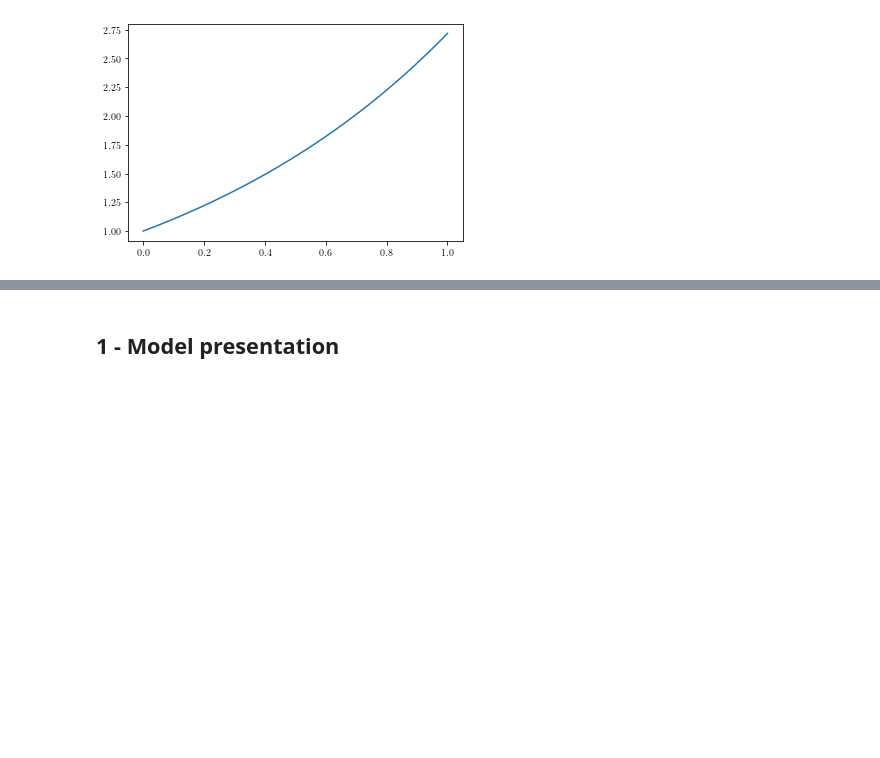
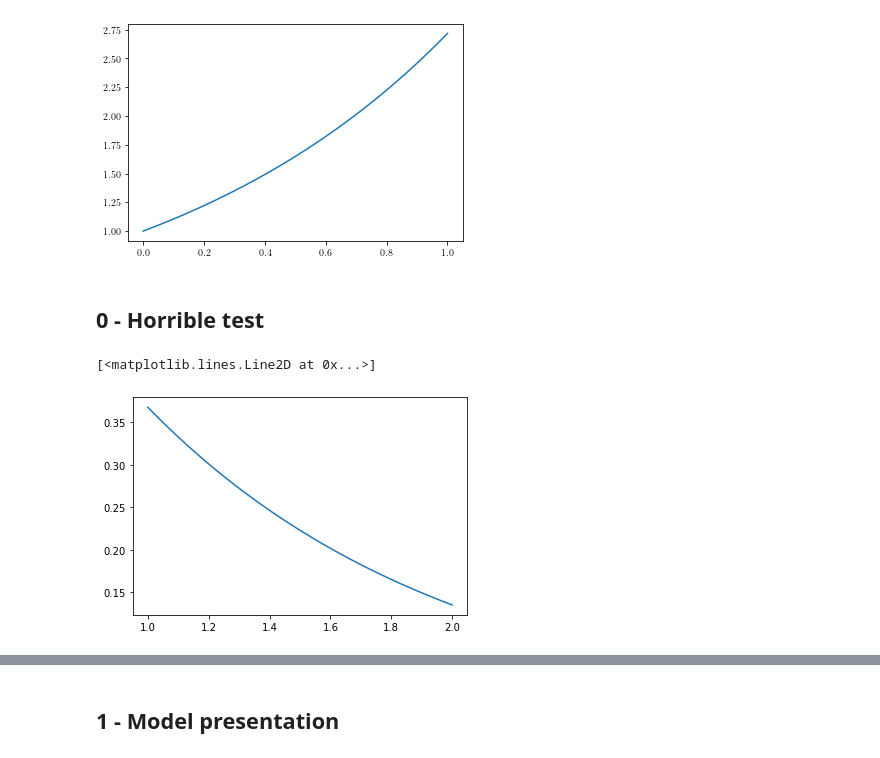
Before and after one commit to carlidel/more_about_nekhoroshev_diffusion, a Jupyter notebook: PLOTS_FOR_PAPER.ipynb, the cells around one changed output, grey strips where cells are left out. Drawn from its saved outputs; the diff is of its cells as text; code cells hidden in the pictures; blank space fills up the shorter version.

```diff
--- a/PLOTS_FOR_PAPER.ipynb
+++ b/PLOTS_FOR_PAPER.ipynb
@@ -45,3 +49,25 @@ plt.plot(np.linspace(0, 1), np.exp(np.linspace(0, 1)))
 plt.savefig(os.path.join(PATH+"test.pdf"), dpi=DPI)
 # %% [output]
 [figure]
+# %% [markdown]
+## 0 - Horrible test
+# %%
+I_min = 1.0
+I_max = 2.0
+I = np.linspace(I_min, I_max, 10000, endpoint=False)
+I_star = 10.0
+k = 0.33
+exponent = 1/(2*k)
+
+c = nt.standard_c(0.0, I_max, I_star, exponent)
+# %%
+def rho_0(I, damping_position=np.nan, l=np.nan):
+    if np.isnan(damping_position) or np.isnan(l):
+        return np.exp(-I)
+    else:
+        return np.exp(-I) / (1 + np.exp((I - damping_position)/l))
+# %%
+plt.plot(I, rho_0(I))
+# %% [output]
+[<matplotlib.lines.Line2D at 0x...>]
+[figure, added]
```
Also changed, not shown: parts of 5 cells of this notebook, 6 other files.
